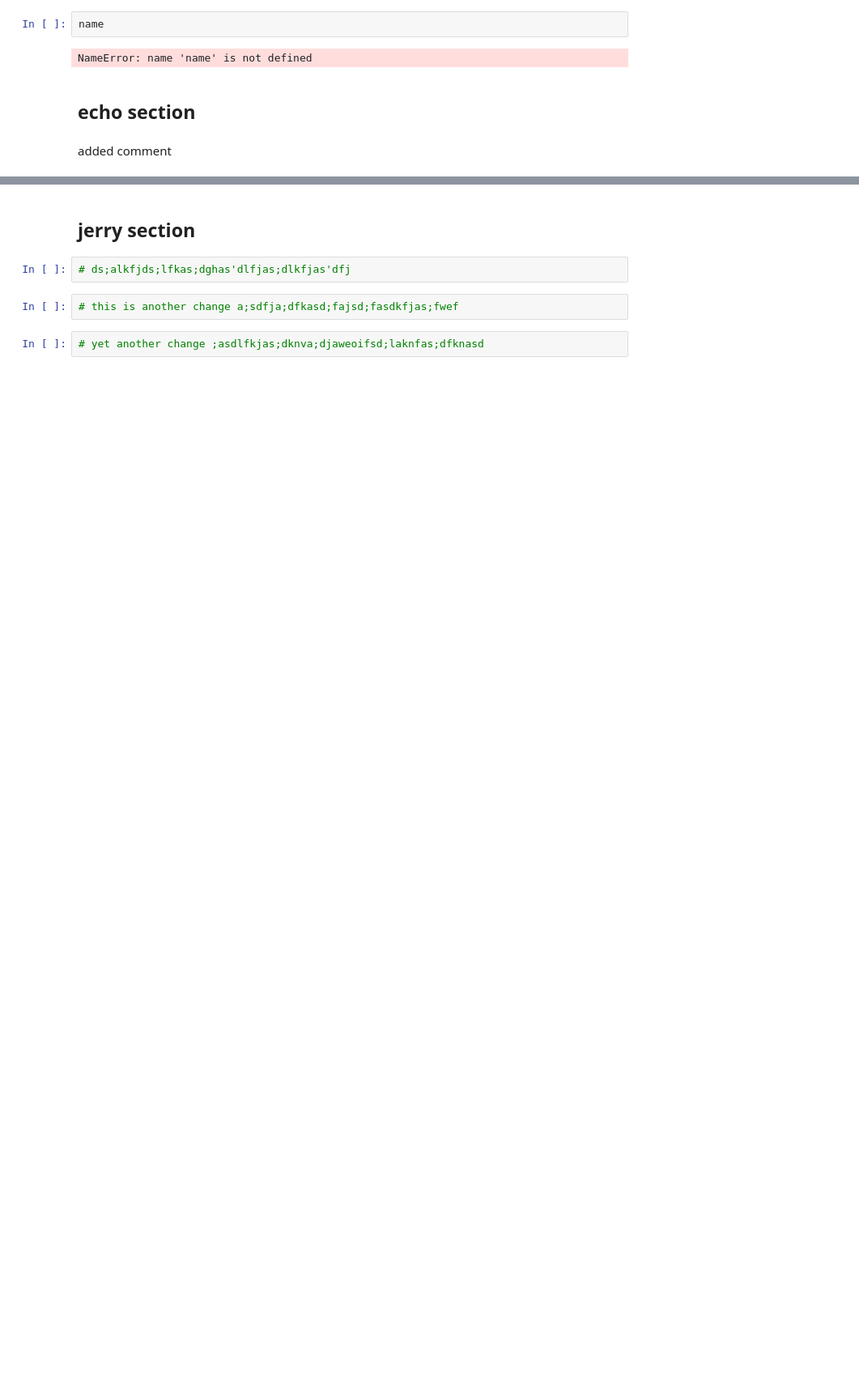
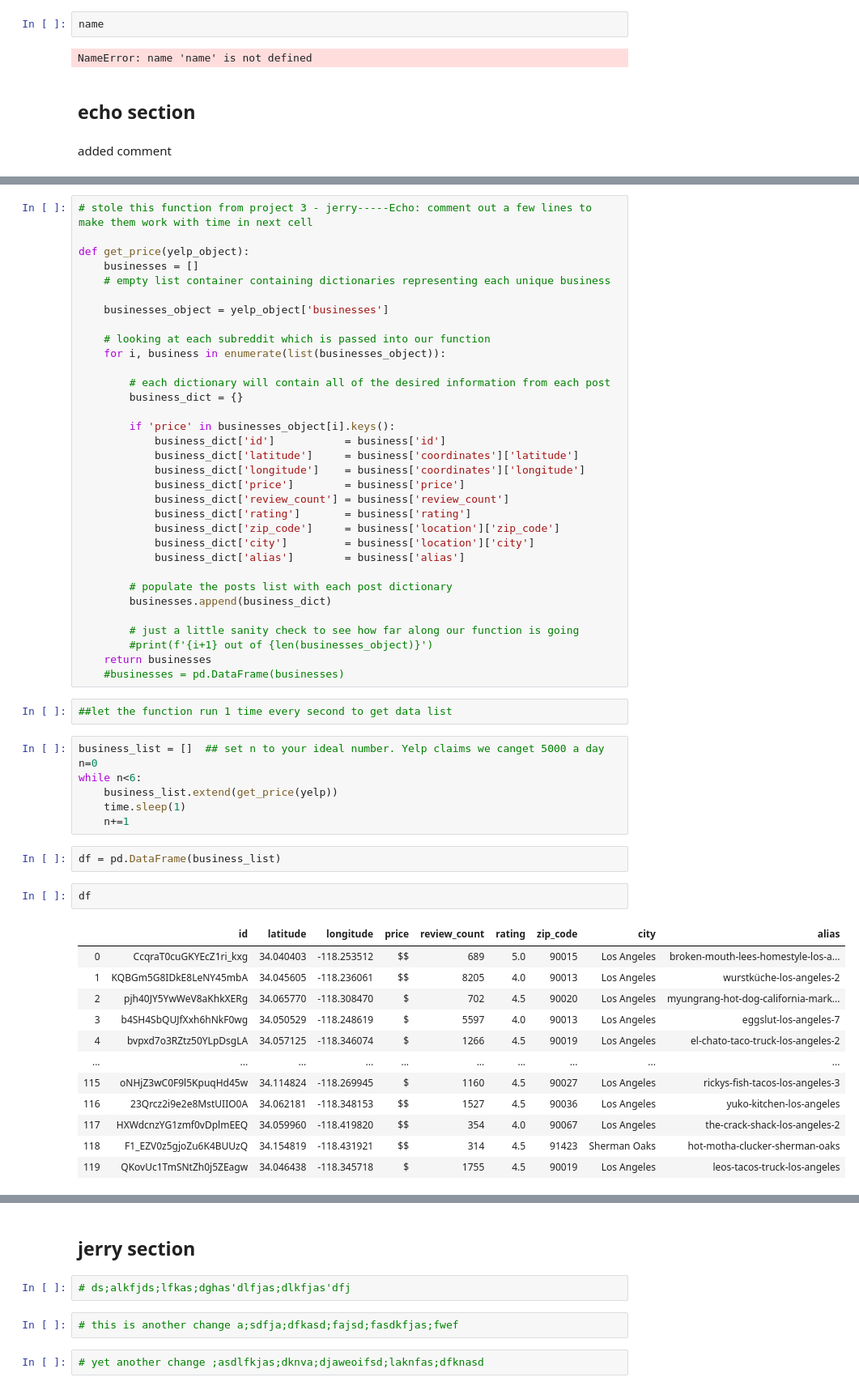
Before and after one commit to aejsong/Predicting-Neighborhood-Affluence-with-Yelp, a Jupyter notebook: Code/Yelp Webscraping.ipynb, the cells around one changed output, grey strips where cells are left out. Shown: that part at 81% size. Drawn from its saved outputs; the diff is of its cells as text; blank space fills up the shorter version.

Commit message:
echo added some scraping

```diff
--- a/Code/Yelp Webscraping.ipynb
+++ b/Code/Yelp Webscraping.ipynb
@@ -168,0 +169,59 @@ added cell
+# %%
+# stole this function from project 3 - jerry-----Echo: comment out a few lines to make them work with time in next cell
+
+def get_price(yelp_object):
+    businesses = []
+    # empty list container containing dictionaries representing each unique business
+
+    businesses_object = yelp_object['businesses']
+
+    # looking at each subreddit which is passed into our function
+    for i, business in enumerate(list(businesses_object)):
+
+        # each dictionary will contain all of the desired information from each post
+        business_dict = {}
+
+        if 'price' in businesses_object[i].keys():
+            business_dict['id']           = business['id']
+            business_dict['latitude']     = business['coordinates']['latitude']
+            business_dict['longitude']    = business['coordinates']['longitude']
+            business_dict['price']        = business['price']
+            business_dict['review_count'] = business['review_count']
+            business_dict['rating']       = business['rating']
+            business_dict['zip_code']     = business['location']['zip_code']
+            business_dict['city']         = business['location']['city']
+            business_dict['alias']        = business['alias']
+
+        # populate the posts list with each post dictionary
+        businesses.append(business_dict)
+
+        # just a little sanity check to see how far along our function is going
+        #print(f'{i+1} out of {len(businesses_object)}')
+    return businesses
+    #businesses = pd.DataFrame(businesses)
+# %%
+##let the function run 1 time every second to get data list
+# %%
+business_list = []  ## set n to your ideal number. Yelp claims we canget 5000 a day
+n=0
+while n<6:
+    business_list.extend(get_price(yelp))
+    time.sleep(1)
+    n+=1
+# %%
+df = pd.DataFrame(business_list)
+# %%
+df
+# %% [output]
+|  | id | latitude | longitude | price | review_count | rating | zip_code | city | alias |
+| 0 | CcqraT0cuGKYEcZ1ri_kxg | 34.040403 | -118.253512 | $$ | 689 | 5.0 | 90015 | Los Angeles | broken-mouth-lees-homestyle-los-a... |
+| 1 | KQBGm5G8IDkE8LeNY45mbA | 34.045605 | -118.236061 | $$ | 8205 | 4.0 | 90013 | Los Angeles | wurstküche-los-angeles-2 |
+| 2 | pjh40JY5YwWeV8aKhkXERg | 34.065770 | -118.308470 | $ | 702 | 4.5 | 90020 | Los Angeles | myungrang-hot-dog-california-mark... |
+| 3 | b4SH4SbQUJfXxh6hNkF0wg | 34.050529 | -118.248619 | $ | 5597 | 4.0 | 90013 | Los Angeles | eggslut-los-angeles-7 |
+| 4 | bvpxd7o3RZtz50YLpDsgLA | 34.057125 | -118.346074 | $ | 1266 | 4.5 | 90019 | Los Angeles | el-chato-taco-truck-los-angeles-2 |
+| ... | ... | ... | ... | ... | ... | ... | ... | ... | ... |
+| 115 | oNHjZ3wC0F9l5KpuqHd45w | 34.114824 | -118.269945 | $ | 1160 | 4.5 | 90027 | Los Angeles | rickys-fish-tacos-los-angeles-3 |
+| 116 | 23Qrcz2i9e2e8MstUIIO0A | 34.062181 | -118.348153 | $$ | 1527 | 4.5 | 90036 | Los Angeles | yuko-kitchen-los-angeles |
+| 117 | HXWdcnzYG1zmf0vDplmEEQ | 34.059960 | -118.419820 | $$ | 354 | 4.0 | 90067 | Los Angeles | the-crack-shack-los-angeles-2 |
+| 118 | F1_EZV0z5gjoZu6K4BUUzQ | 34.154819 | -118.431921 | $$ | 314 | 4.5 | 91423 | Sherman Oaks | hot-motha-clucker-sherman-oaks |
+| 119 | QKovUc1TmSNtZh0j5ZEagw | 34.046438 | -118.345718 | $ | 1755 | 4.5 | 90019 | Los Angeles | leos-tacos-truck-los-angeles |
```
Also changed, not shown: parts of 12 cells of this notebook, 2 other files.
